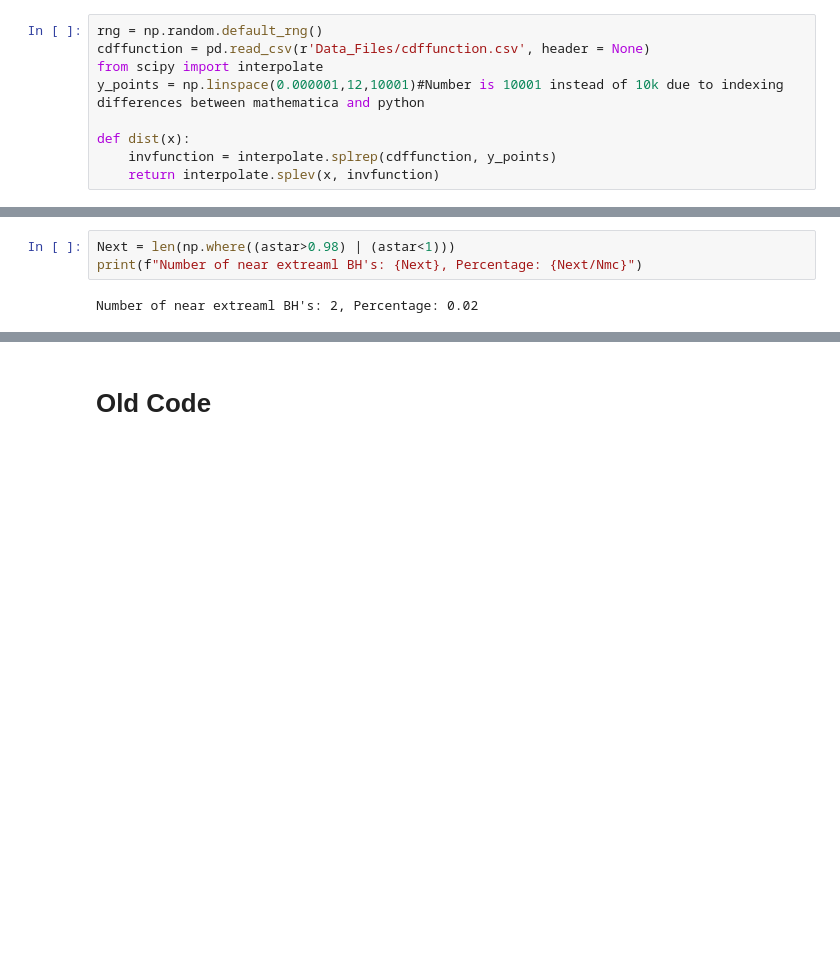
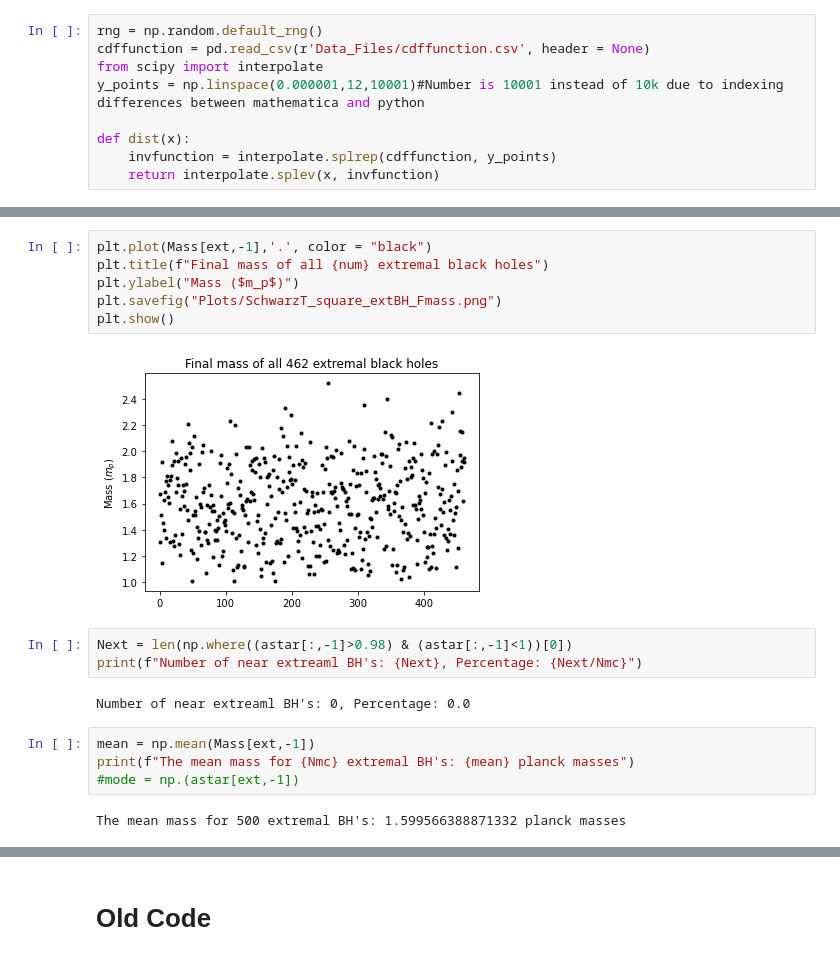
Before and after one commit to qtaylorphys/BH_Extremal, a Jupyter notebook: BH_Ext.ipynb, the cells around one changed output, grey strips where cells are left out. Saved outputs shown, nothing was run; the diff lists cells and outputs as text; blank space fills up the shorter version.

```diff
--- a/BH_Ext.ipynb
+++ b/BH_Ext.ipynb
@@ -122,5 +136,19 @@ Number of extremal BH's: 2, Percentage: 0.02
+# %%
+plt.plot(Mass[ext,-1],'.', color = "black")
+plt.title(f"Final mass of all {num} extremal black holes")
+plt.ylabel("Mass ($m_p$)")
+plt.savefig("Plots/SchwarzT_square_extBH_Fmass.png")
+plt.show()
+# %% [output]
+[figure, added]
 # %%
-Next = len(np.where((astar>0.98) | (astar<1)))
+Next = len(np.where((astar[:,-1]>0.98) & (astar[:,-1]<1))[0])
 print(f"Number of near extreaml BH's: {Next}, Percentage: {Next/Nmc}")
 # %% [output]
-Number of near extreaml BH's: 2, Percentage: 0.02
+Number of near extreaml BH's: 0, Percentage: 0.0
+# %%
+mean = np.mean(Mass[ext,-1])
+print(f"The mean mass for {Nmc} extremal BH's: {mean} planck masses")
+#mode = np.(astar[ext,-1])
+# %% [output]
+The mean mass for 500 extremal BH's: 1.599566388871332 planck masses
```
Also changed, not shown: parts of 19 cells of this notebook.
